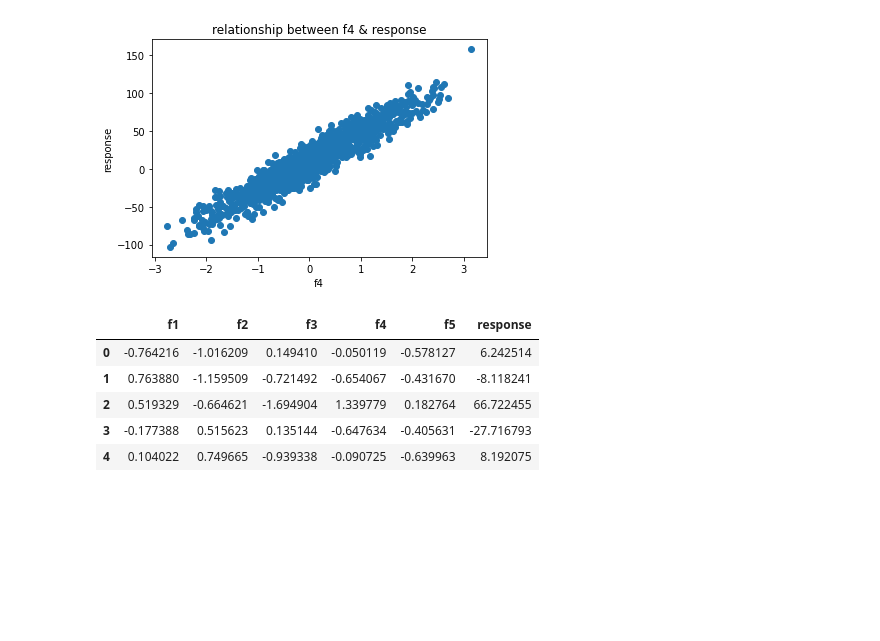
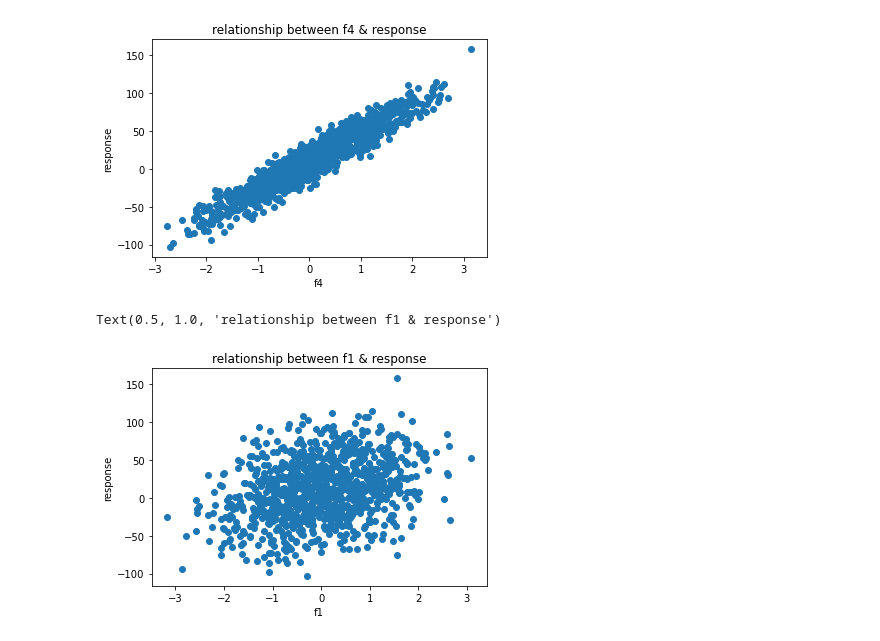
Before and after one commit to aryadiva/CPC251_Assg, a Jupyter notebook: Assign1-CPC251final.ipynb, the cells around one changed output. Cells and saved outputs as stored; diff of their text form; code cells hidden in the pictures; blank space fills up the shorter version.

```diff
--- a/Assign1-CPC251final.ipynb
+++ b/Assign1-CPC251final.ipynb
@@ -53,16 +53,14 @@ plt.title('relationship between f4 & response')
 # %% [output]
 Text(0.5, 1.0, 'relationship between f4 & response')
 [figure]
-# %%
-# Redefine each column to be processed
-columns = ['f1','f2','f3','f4','f5','response']
-dt = dt.loc[:, columns]
-dt.head()
-# %% [output]
-|  | f1 | f2 | f3 | f4 | f5 | response |
-| 0 | -0.764216 | -1.016209 | 0.149410 | -0.050119 | -0.578127 | 6.242514 |
-| 1 | 0.763880 | -1.159509 | -0.721492 | -0.654067 | -0.431670 | -8.118241 |
-| 2 | 0.519329 | -0.664621 | -1.694904 | 1.339779 | 0.182764 | 66.722455 |
-| 3 | -0.177388 | 0.515623 | 0.135144 | -0.647634 | -0.405631 | -27.716793 |
-| 4 | 0.104022 | 0.749665 | -0.939338 | -0.090725 | -0.639963 | 8.192075 |
+# %%
+# let's also plot f1 & response, because f1 corr value is the second closest to 1
+from matplotlib import pyplot as plt
+plt.scatter(dt.f1, dt.response)
+plt.xlabel('f1')
+plt.ylabel('response')
+plt.title('relationship between f1 & response')
+# %% [output]
+Text(0.5, 1.0, 'relationship between f1 & response')
+[figure, added]
 # %%
```
Also changed, not shown: parts of 14 cells of this notebook.
